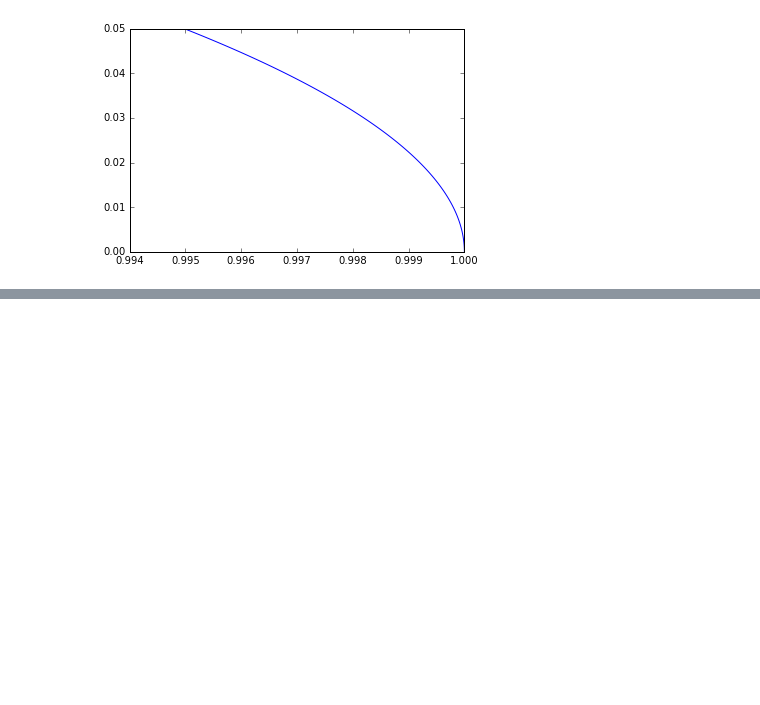
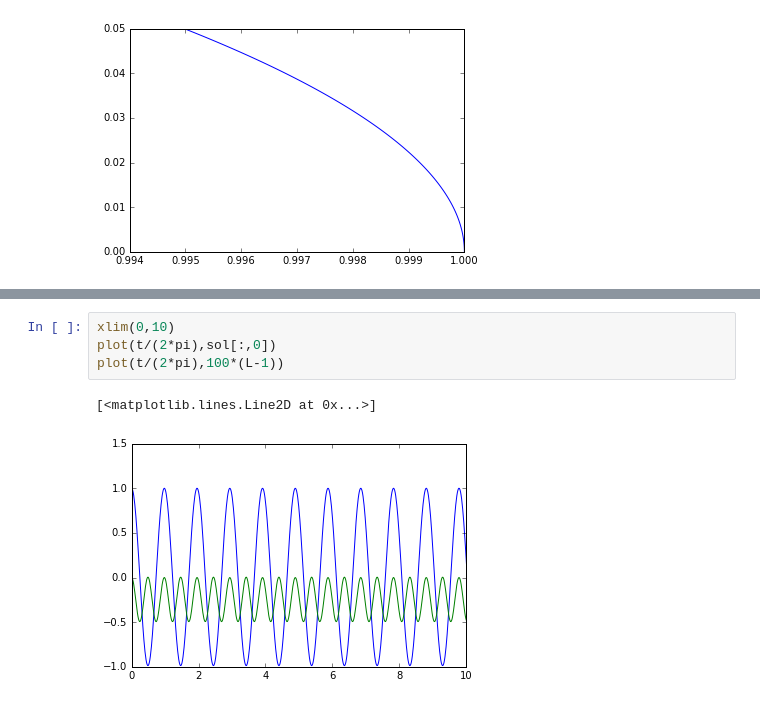
Before and after one commit to JavierMarmol/clases, a Jupyter notebook: Mapeo (aka masas en ejes).ipynb, the cells around one changed output, grey strips where cells are left out. Drawn from its saved outputs; the diff is of its cells as text; blank space fills up the shorter version.

```diff
--- a/Mapeo (aka masas en ejes).ipynb
+++ b/Mapeo (aka masas en ejes).ipynb
@@ -84,0 +96,7 @@ plot(t,sol[:,0])
+# %%
+xlim(0,10)
+plot(t/(2*pi),sol[:,0])
+plot(t/(2*pi),100*(L-1))
+# %% [output]
+[<matplotlib.lines.Line2D at 0x...>]
+[figure, added]
```
Also changed, not shown: parts of 6 cells of this notebook.
